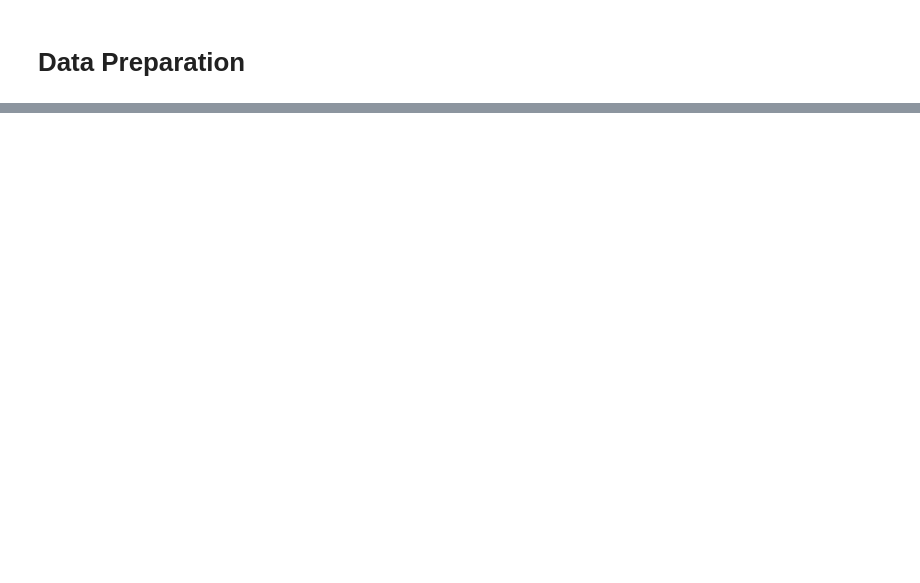
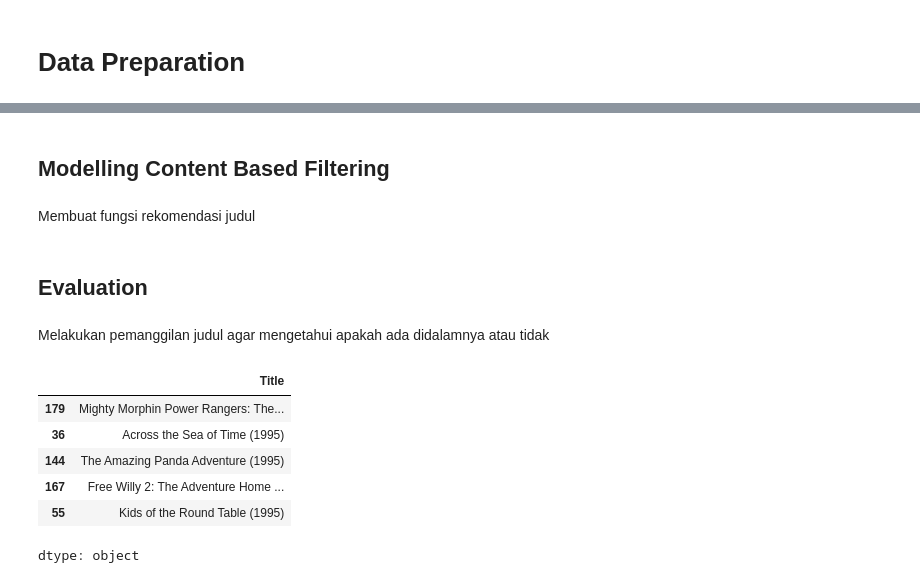
Before and after one commit to GrHav/rekomendasi, a Jupyter notebook: rekomendasi.ipynb, the cells around one changed output, grey strips where cells are left out. Drawn from its saved outputs; the diff is of its cells as text; code cells hidden in the pictures; blank space fills up the shorter version.

```diff
--- a/rekomendasi.ipynb
+++ b/rekomendasi.ipynb
@@ -344,0 +162,3 @@ Secara keseluruhan, sistem ini memberikan solusi awal yang efektif dalam membant
+# %%
+tfidf = TfidfVectorizer(stop_words='english')
+tfidf_matrix = tfidf.fit_transform(df['Genre'])
@@ -344,0 +171,3 @@ Secara keseluruhan, sistem ini memberikan solusi awal yang efektif dalam membant
+# %%
+def clean_title(title):
+    return title.lower().split(' (')[0].strip()
@@ -344,0 +176,33 @@ Secara keseluruhan, sistem ini memberikan solusi awal yang efektif dalam membant
+# %%
+df['clean_title'] = df['Title'].apply(clean_title)
+indices = pd.Series(df.index, index=df['clean_title']).drop_duplicates()
+# %% [markdown]
+## Modelling Content Based Filtering
+# %% [markdown]
+Membuat fungsi rekomendasi judul
+# %%
+def recommend(title, num_recommendations=5):
+    title = title.lower().strip()
+    if title not in indices:
+        return f"Judul '{title}' tidak ditemukan di dataset."
+
+    idx = indices[title]
+    sim_scores = list(enumerate(cosine_sim[idx]))
+    sim_scores = sorted(sim_scores, key=lambda x: x[1], reverse=True)
+    sim_scores = sim_scores[1:num_recommendations+1]
+    movie_indices = [i[0] for i in sim_scores]
+    return df['Title'].iloc[movie_indices]
+# %% [markdown]
+## Evaluation
+# %% [markdown]
+Melakukan pemanggilan judul agar mengetahui apakah ada didalamnya atau tidak
+# %%
+recommend("jumanji")
+# %% [output]
+|  | Title |
+| 179 | Mighty Morphin Power Rangers: The... |
+| 36 | Across the Sea of Time (1995) |
+| 144 | The Amazing Panda Adventure (1995) |
+| 167 | Free Willy 2: The Adventure Home ... |
+| 55 | Kids of the Round Table (1995) |
+dtype: object
```
Also changed, not shown: parts of 89 cells of this notebook, 1 other file.
